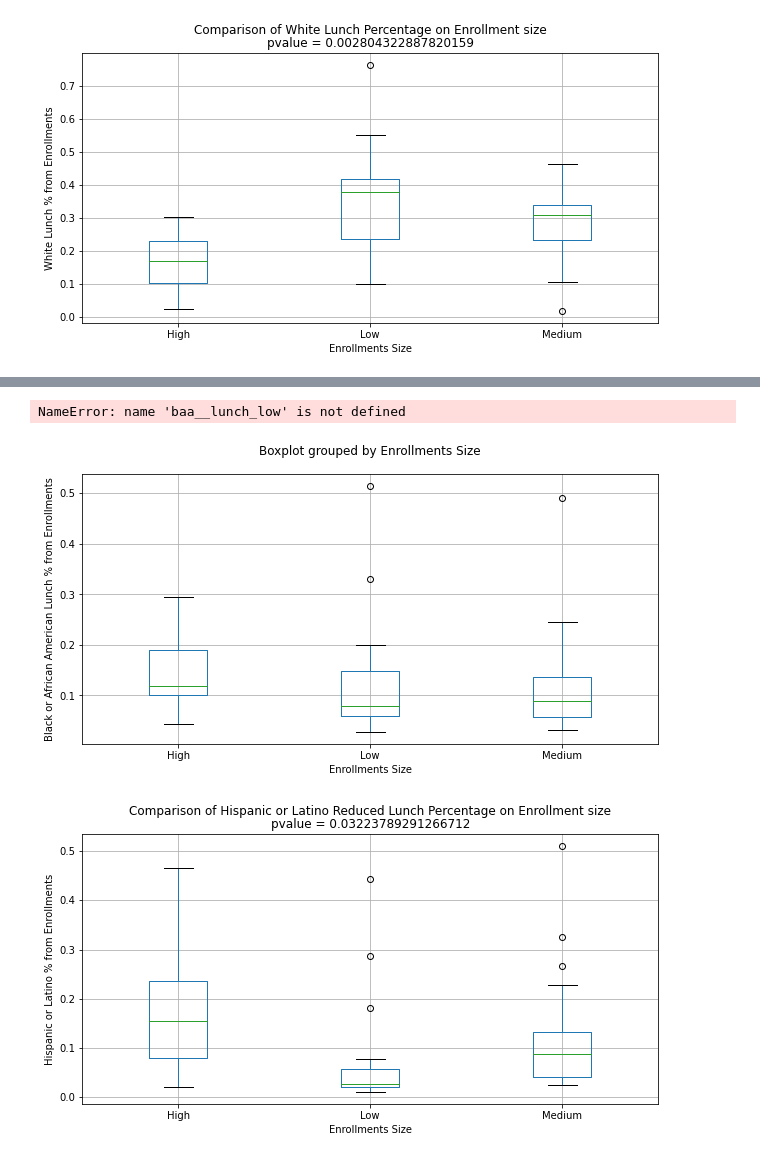
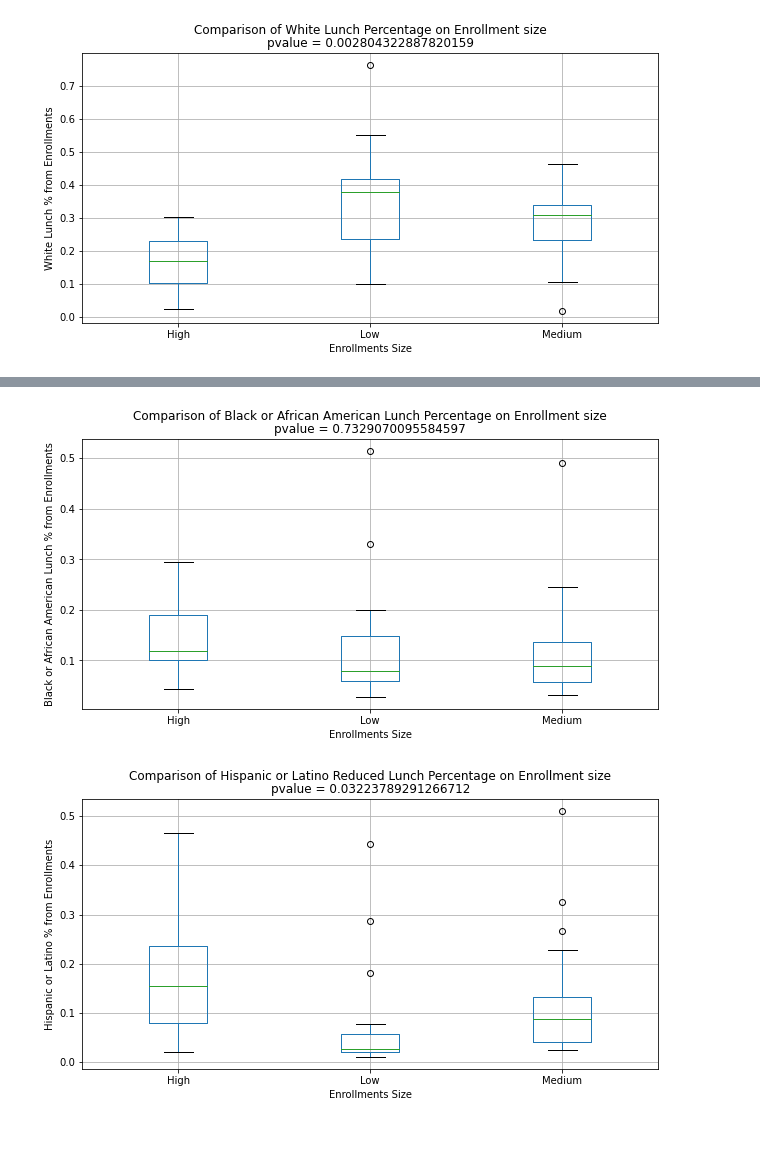
Before and after one commit to jjwilliams11/project1, a Jupyter notebook: Education_Dropout/Demographic_Analysis_Tabitha.ipynb, the cells around one changed output, grey strips where cells are left out. Drawn from its saved outputs; the diff is of its cells as text; code cells hidden in the pictures.

Commit message:
comparing total dropouts

```diff
--- a/Education_Dropout/Demographic_Analysis_Tabitha.ipynb
+++ b/Education_Dropout/Demographic_Analysis_Tabitha.ipynb
@@ -995,7 +983,7 @@ plt.show()
 # %% [markdown]
 # Lunches Analysis
 # %%
-demo_lunch = district_demographics[["District Name", "Total Dropout Rate", "Enrollments", "White Total", "Black or African American Total",
+demo_lunch = district_demographics[["District Name", "Total Dropout Rate", "Total Dropouts", "Enrollments", "White Total", "Black or African American Total",
                                                "Hispanic or Latino Total", "Asian Total", "Native Hawaiian or Other Pacific Islander Total",
                                                "American Indian or Alaska Native Total", "Two or More Races_y", "Total_y"]].copy()
 
@@ -1022,7 +1010,7 @@ conditions = [
     (demo_lunch["Enrollments"] >= 35000)
     ]
 
-# create a list of the values we want to assign for each condition
+# list of values for conditions
 values = ['Low', 'Medium', 'High']
 
 # create a new column and use np.select to assign values to it using our lists as arguments
@@ -1103,0 +1082,25 @@ plt.show()
+# %%
+# create a list of our conditions
+conditions = [
+    (demo_lunch["Total Dropouts"] <= 14),
+    (demo_lunch["Total Dropouts"] > 14) & (demo_lunch["Total Dropouts"] < 76),
+    (demo_lunch["Total Dropouts"] >= 168)
+    ]
+
+# list of values for conditions
+values = ['Low Dropout', 'Medium Dropout', 'High Dropout']
+
+# create a new column and use np.select to assign values to it using our lists as arguments
+demo_lunch['Total Dropouts'] = np.select(conditions, values)
+
+lunch_dropout_low = demo_lunch[demo_lunch["Total Dropouts"] == "Low Dropout"]["White Total"]
+lunch_dropout_medium = demo_lunch[demo_lunch["Total Dropouts"] == "Medium Dropout"]["White Total"]
+lunch_dropout_high = demo_lunch[demo_lunch["Total Dropouts"] == "High Dropout"]["White Total"]
+
+lunch_dropout_anova = mem_range = sts.f_oneway(lunch_dropout_low, lunch_dropout_medium, lunch_dropout_high)
+
+demo_lunch.boxplot("White Total", by="Total Dropouts", figsize=(10, 5))
+plt.suptitle('Comparison of White Students Lunch to Total Dropouts')
+plt.title(f'pvalue = {lunch_dropout_anova[1]}')
+plt.ylabel('White Students')
+plt.show()
@@ -1104,32 +1109,24 @@ plt.show()
 # %%
 demo_lunch.boxplot("Black or African American Lunch % from Enrollments", by="Enrollments Size", figsize=(10, 5))
 plt.title('')
 plt.ylabel('Black or African American Lunch % from Enrollments')
-# plt.savefig('output_data/SHLat_Wind.png')
-# plt.show()
 
 # Extract individual groups
 baa_lunch_low = demo_lunch[demo_lunch["Enrollments Size"] == "Low"]["Black or African American Lunch % from Enrollments"]
 baa_lunch_medium = demo_lunch[demo_lunch["Enrollments Size"] == "Medium"]["Black or African American Lunch % from Enrollments"]
 baa_lunch_high = demo_lunch[demo_lunch["Enrollments Size"] == "High"]["Black or African American Lunch % from Enrollments"]
 
+
 # Perform the ANOVA
-sts.f_oneway(baa_lunch_low, baa_lunch_medium, baa_lunch_high)
+baa_range = sts.f_oneway(baa_lunch_low, baa_lunch_medium, baa_lunch_high)
 
-# student_low = student_cost[student_cost["Student Expense Range"] == "< $5000"]["Total Dropout Rate"]
-# student_medium = student_cost[student_cost["Student Expense Range"] == "$5000-$5999"]["Total Dropout Rate"]
-# student_large = student_cost[student_cost["Student Expense Range"] == "> $6000"]["Total Dropout Rate"]
-# Perform the ANOVA
-stu_exp_range = sts.f_oneway(baa__lunch_low, baa__lunch_medium, baa_lunch_high)
-# student_cost.boxplot("Total Dropout Rate", by="Student Expense Range", figsize=(10, 5))
 plt.suptitle('Comparison of Black or African American Lunch Percentage on Enrollment size')
-plt.title(f'pvalue = {stu_exp_range[1]}')
+plt.title(f'pvalue = {baa_range[1]}')
 plt.ylabel('Black or African American Lunch % from Enrollments')
 plt.savefig('output/baa_lunch_demographic.png')
 plt.show()
 # %% [output]
-NameError: name 'baa__lunch_low' is not defined
-[figure, old version]
+[figure, new version]
 # %%
 demo_lunch.boxplot("Hispanic or Latino Lunch % from Enrollments", by="Enrollments Size", figsize=(10, 5))
 plt.title('')
```
Also changed, not shown: parts of 35 cells of this notebook, 1 other file.
